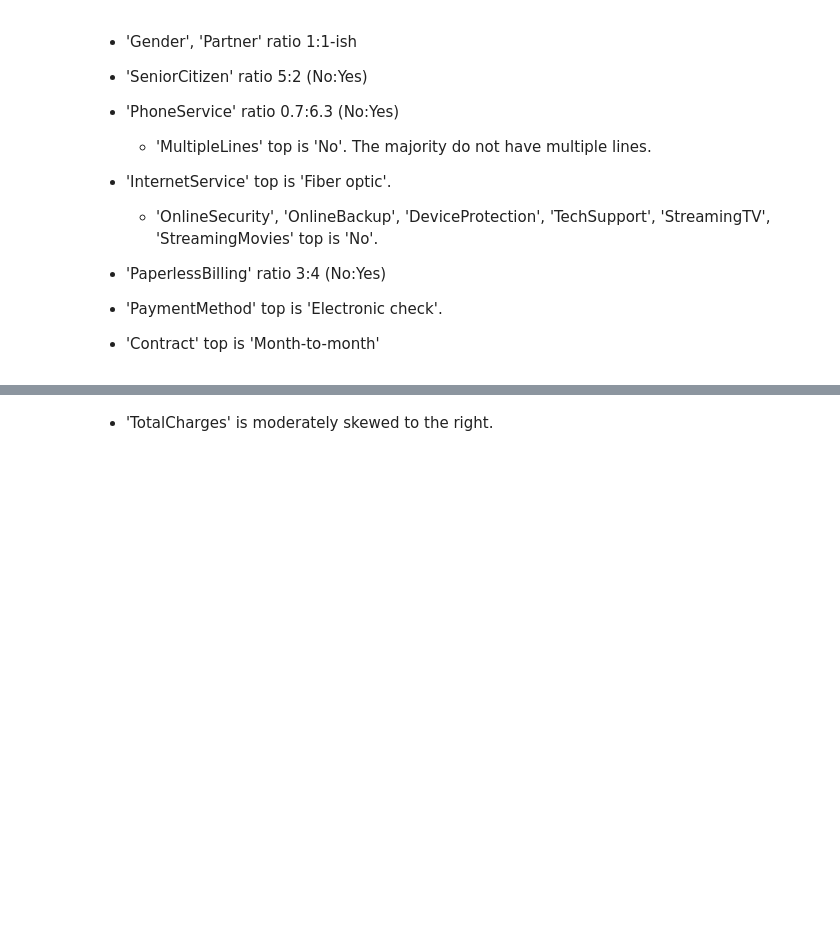
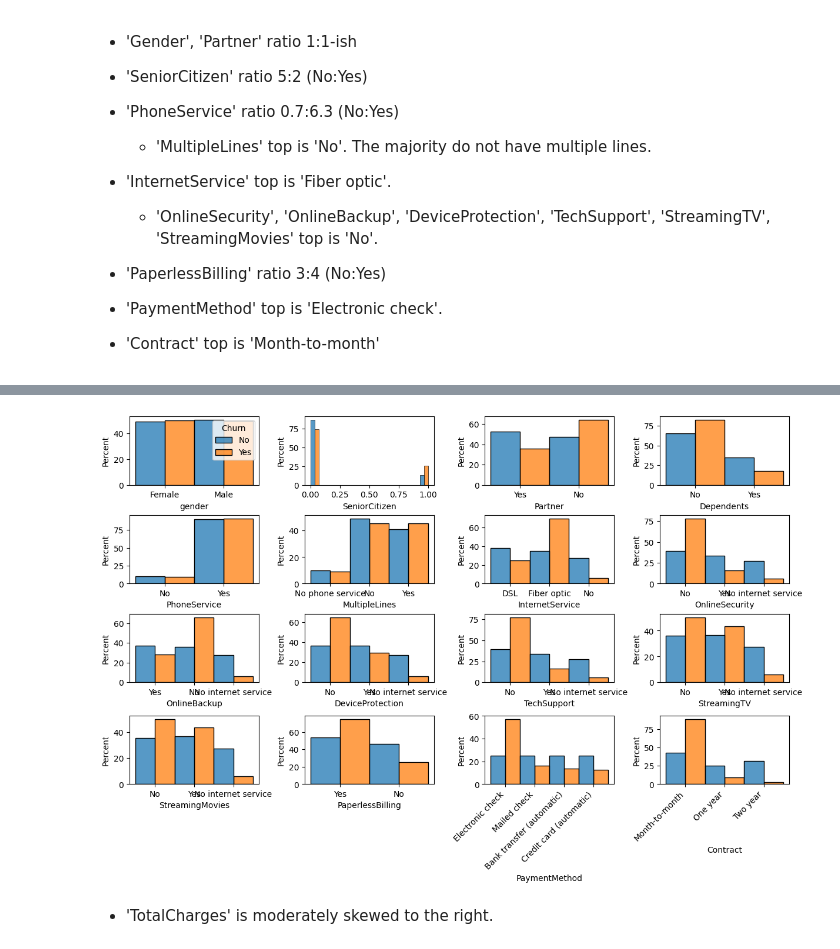
Before and after one commit to jasonrichdarmawan/p2-ml1, a Jupyter notebook: h8dsft_P2M1_jason_rich_darmawan_onggo_putra.ipynb, the cells around one changed output, grey strips where cells are left out. Drawn from its saved outputs; the diff is of its cells as text; code cells hidden in the pictures; blank space fills up the shorter version.

Commit message:
add EDA: categorical columns against target

```diff
--- a/h8dsft_P2M1_jason_rich_darmawan_onggo_putra.ipynb
+++ b/h8dsft_P2M1_jason_rich_darmawan_onggo_putra.ipynb
@@ -114,3 +140,21 @@ df[cat_cols].astype('category').describe()
+# %%
+# reference: https://stackoverflow.com/questions/10998621/rotate-axis-text-in-python-matplotlib
+def isolate():
+    fig, axes = plt.subplots(4,4, figsize=(12,8), layout='constrained')
+
+    for column, ax in zip(cat_cols, axes.ravel()):
+        sns.histplot(data=df, x=column, hue=target, multiple='dodge',
+            stat='percent', common_norm=False,
+        ax=ax)
+        if column != 'gender':
+            ax.get_legend().set_visible(False)
+        if column in ['PaymentMethod', 'Contract']:
+            ax.set_xticks(ax.get_xticks())
+            ax.set_xticklabels(ax.get_xticklabels(), rotation=45, ha='right')
+
+isolate()
+# %% [output]
+[figure, added]
 # %% [markdown]
 - 'TotalCharges' is moderately skewed to the right.
 # %%
```
Also changed, not shown: parts of 2 cells of this notebook.
